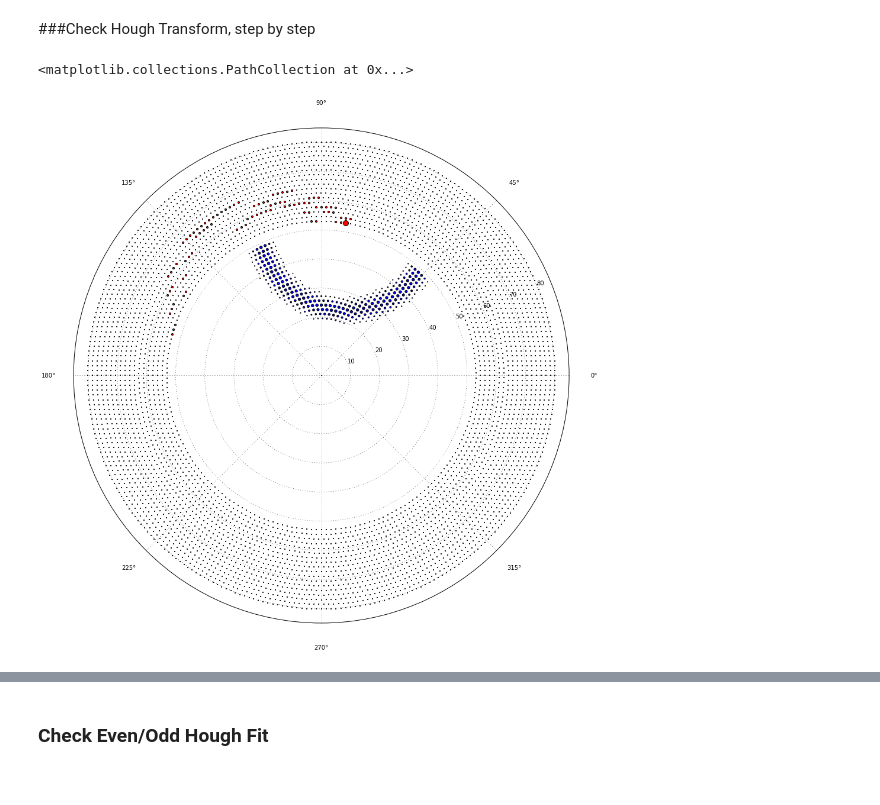
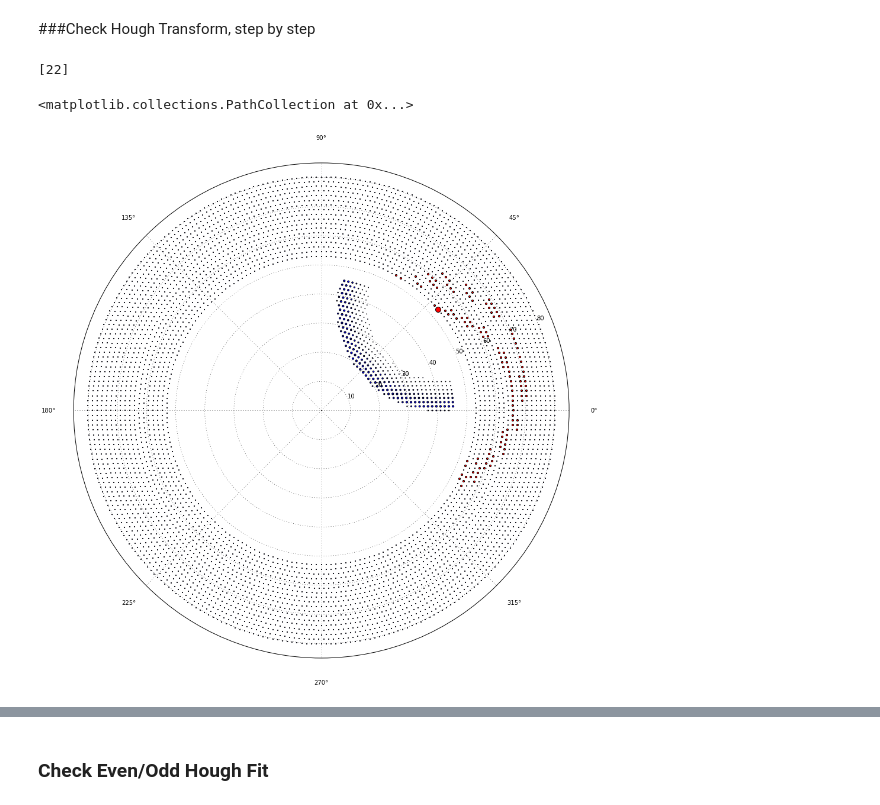
Before and after one commit to ewengillies/track-finding-yandex, a Jupyter notebook: notebooks/examine_hough.ipynb, the cells around one changed output, grey strips where cells are left out. Cells and saved outputs as stored; diff of their text form; code cells hidden in the pictures.

```diff
--- a/notebooks/examine_hough.ipynb
+++ b/notebooks/examine_hough.ipynb
@@ -35,27 +35,30 @@ t_xs, t_ys = hough.track.get_points_xs_and_ys()
 # %% [markdown]
 ###Check Hough Transform, step by step
 # %%
-evt = 100
+evt = 20
 sig = hit_data.get_sig_wires(evt)
 hits = np.zeros(hit_data.cydet.n_points)
 
 relevant_hits = [sig[0]]
 hits[relevant_hits] = 1
 
 hough_matrix = hough.correspondence.T
 track_center = hough_matrix.dot(hits)
 
 possible_center = np.where(track_center != 0)[0]
 possible_value = track_center[possible_center]
 
+print relevant_hits
+
 setup_plot_for_detector()
 scatter(phis, rhos, marker='.', s=5)
 scatter(phis[sig],rhos[sig], marker='o', s=10, c='r')
 scatter(phis[relevant_hits],rhos[relevant_hits], marker='o', s=80, c='r')
-scatter(t_phis[possible_center],t_rhos[possible_center], possible_value*100, marker='o', c='b')
+scatter(t_phis[possible_center],t_rhos[possible_center], possible_value*10, marker='o', c='b')
 # %% [output]
-<matplotlib.collections.PathCollection at 0x...>
+[22]
+<matplotlib.collections.PathCollection at 0x...>
-[figure, old version]
+[figure, new version]
 # %%
 relevant_hits = [sig[0], sig[-1], sig[3]]
 hits[relevant_hits] = 1
```
Also changed, not shown: parts of 4 cells of this notebook, 2 other files.
